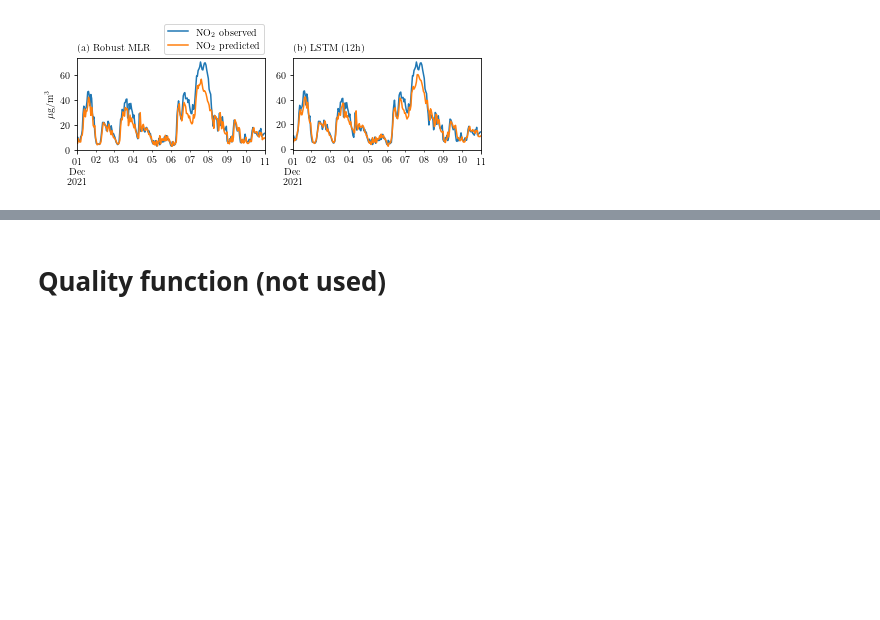
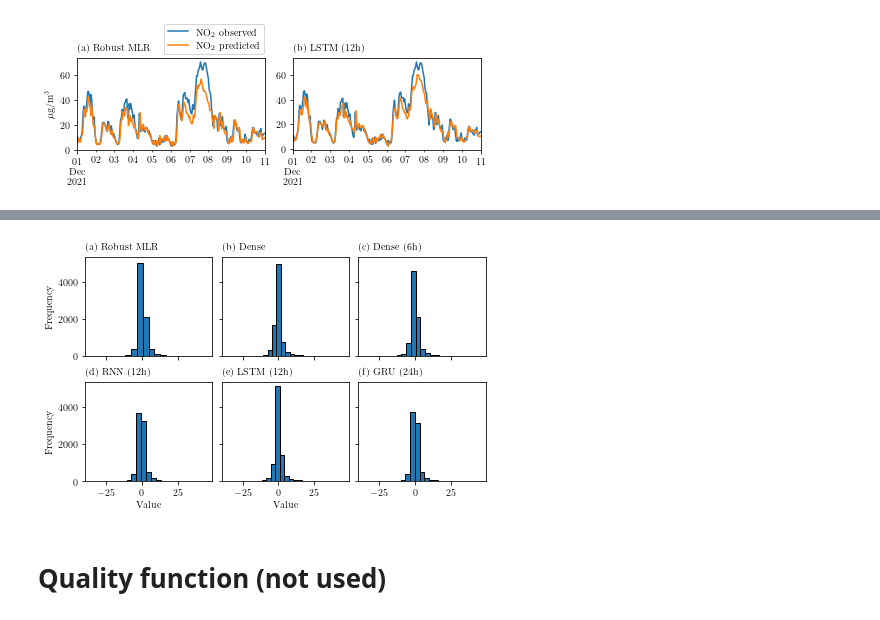
Before and after one commit to simoncarlen/forecasting_project, a Jupyter notebook: jupyter_notebooks/forecast_plots_NO2.ipynb, the cells around one changed output, grey strips where cells are left out. Saved outputs shown, nothing was run; the diff lists cells and outputs as text; code cells hidden in the pictures; blank space fills up the shorter version.

```diff
--- a/jupyter_notebooks/forecast_plots_NO2.ipynb
+++ b/jupyter_notebooks/forecast_plots_NO2.ipynb
@@ -551,4 +553,43 @@ GRU
 [figure]
+# %%
+### QQ-plots ###
+fig, ((ax1, ax2, ax3), (ax4, ax5, ax6)) = plt.subplots(2, 3, constrained_layout = True,
+                                                       figsize = (6.2, 3.8), sharey=True, sharex=True)
+
+ax1.hist(df_rreg_results['error'], bins=20, edgecolor='black')
+ax1.annotate('(a) Robust MLR', xy=(0, 1.07), xycoords="axes fraction")
+ax1.set_xlabel('')
+ax1.set_ylabel('Frequency')
+
+ax2.hist(df_simple_dense_results['error'], bins=20, edgecolor='black')
+ax2.set_ylabel('')
+ax2.annotate('(b) Dense', xy=(0, 1.07), xycoords="axes fraction")
+ax2.set_xlabel('')
+
+ax3.hist(df_dense_6h_results['error'], bins=20, edgecolor='black')
+ax3.set_ylabel('')
+ax3.annotate('(c) Dense (6h)', xy=(0, 1.07), xycoords="axes fraction")
+ax3.set_xlabel('')
+
+ax4.hist(df_RNN_12h_results['error'], bins=20, edgecolor='black')
+ax4.set_ylabel('')
+ax4.annotate('(d) RNN (12h)', xy=(0, 1.07), xycoords="axes fraction")
+ax4.set_ylabel('Frequency')
+ax4.set_xlabel('Value')
+
+ax5.hist(df_lstm_12h_results['error'], bins=20, edgecolor='black')
+ax5.set_ylabel('')
+ax5.annotate('(e) LSTM (12h)', xy=(0, 1.07), xycoords="axes fraction")
+ax5.set_xlabel('Value')
+
+ax6.hist(df_GRU_24h_results['error'], bins=20, edgecolor='black')
+ax6.set_ylabel('')
+ax6.annotate('(f) GRU (24h)', xy=(0, 1.07), xycoords="axes fraction")
+ax5.set_xlabel('Value')
+
+# plt.savefig('../plots/pred_errors_hist_all.pdf')
+# %% [output]
+[figure, added]
 # %% [markdown]
 # Quality function (not used)
 # %%
```
Also changed, not shown: parts of 3 cells of this notebook, 12 other files.
